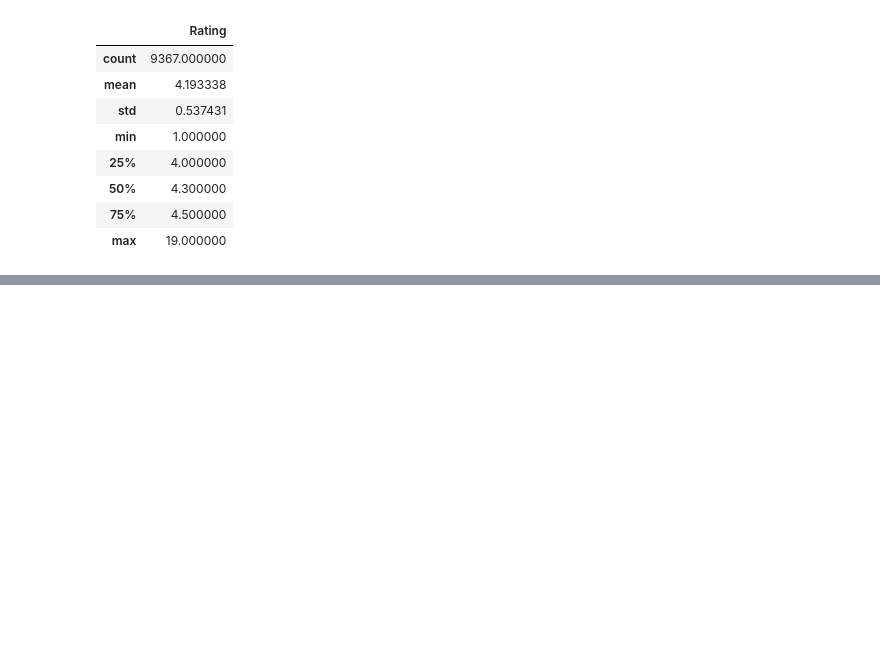
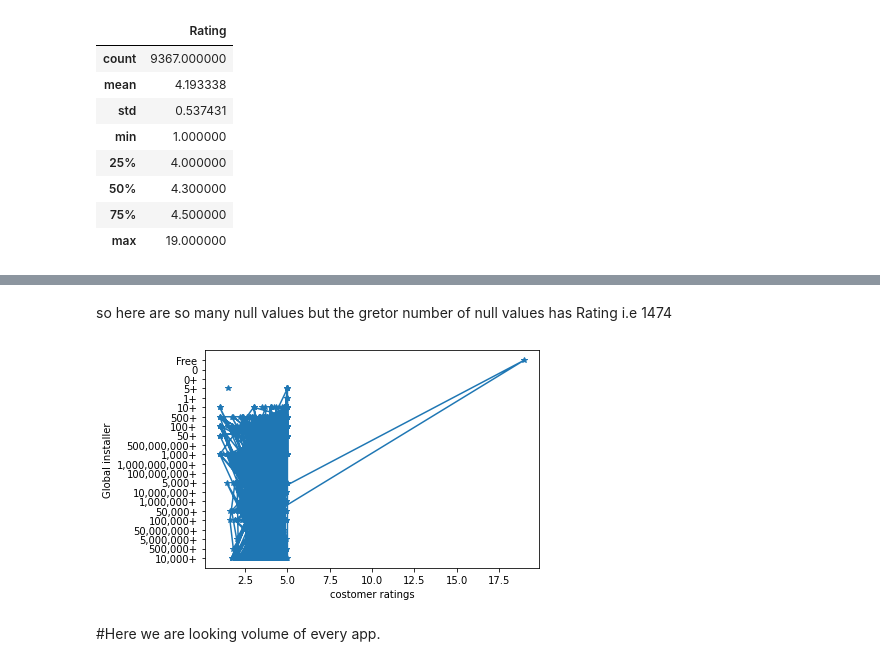
Before and after one commit to PratikshaChimankar/CAPSTONE-PROJECT-1--Play-Store-App-Review-Analysis, a Jupyter notebook: PSARA_Capstone_Project.ipynb, the cells around one changed output, grey strips where cells are left out. Saved outputs shown, nothing was run; the diff lists cells and outputs as text; code cells hidden in the pictures; blank space fills up the shorter version.

```diff
--- a/PSARA_Capstone_Project.ipynb
+++ b/PSARA_Capstone_Project.ipynb
@@ -88,0 +135,14 @@ data.describe()
+# %% [markdown]
+so here are so many null values but the gretor number of null values has Rating
+i.e 1474
+# %%
+x= data['Rating']
+y=data['Installs']
+plt.xlabel('costomer ratings')
+plt.ylabel('Global installer')
+plt.plot(x,y,marker='*')
+plt.show()
+# %% [output]
+[figure, added]
+# %% [markdown]
+#Here we are looking volume of every app.
```
Also changed, not shown: parts of 9 cells of this notebook.
